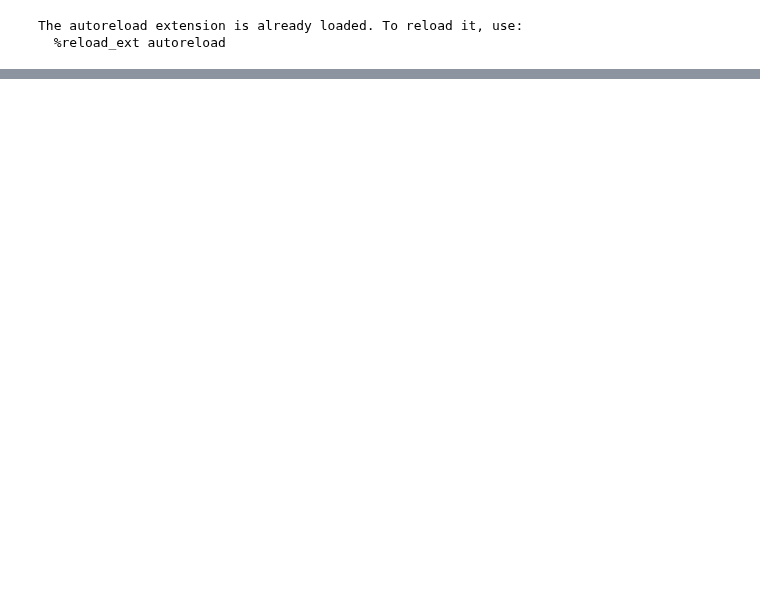
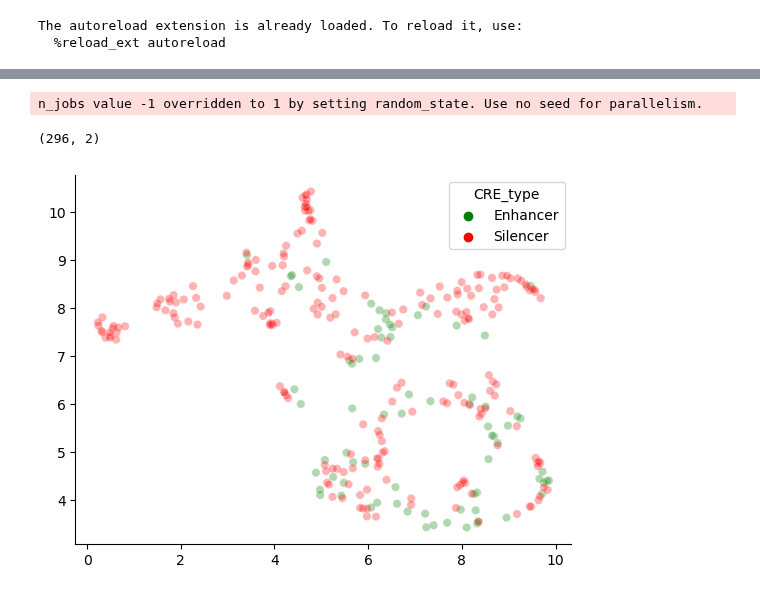
Before and after one commit to p-koo/creme-nn, a Jupyter notebook: figures/biochemistry.ipynb, the cells around one changed output, grey strips where cells are left out. Saved outputs shown, nothing was run; the diff lists cells and outputs as text; code cells hidden in the pictures; blank space fills up the shorter version.

```diff
--- a/figures/biochemistry.ipynb
+++ b/figures/biochemistry.ipynb
@@ -274,0 +278,19 @@ color_dict = {True: 'red', False: 'grey'}
+# %%
+for cell_line in ['K562']:#, 'GM12878', 'PC-3']:
+    enh_sil_features = []
+    for cre_type in ['Enhancer', 'Silencer']:
+        feature_set = []
+        for df in [unique_histone_df]:#, unique_histone_df, unique_acc_df]:
+            df = df[(df['cell line'] == cell_line) & (df['CRE type']==cre_type)].pivot(columns='epigenetic mark',
+                                                                                        index='CRE id', values='Mean coverage')
+            feature_set.append(df)
+        feature_set = pd.concat(feature_set, axis=1)
+        feature_set['CRE_type'] = cre_type
+        enh_sil_features.append(feature_set)
+    enh_sil_features = pd.concat(enh_sil_features)
+    plot_umap(enh_sil_features.iloc[:,:-1].values, enh_sil_features.iloc[:,-1])
+    plt.show()
+# %% [output]
+n_jobs value -1 overridden to 1 by setting random_state. Use no seed for parallelism.
+(296, 2)
+[figure, added]
```
Also changed, not shown: parts of 29 cells of this notebook, 10 other files.
